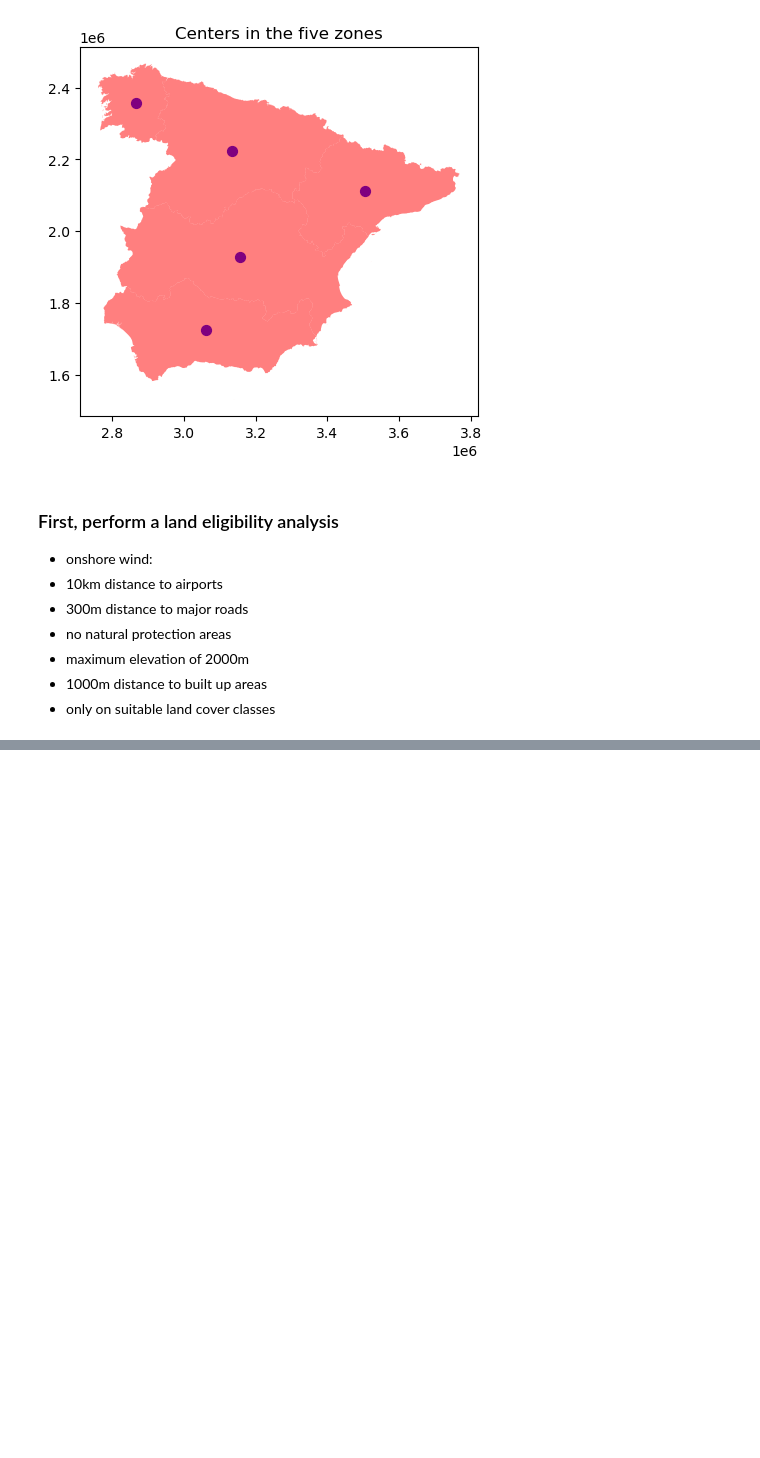
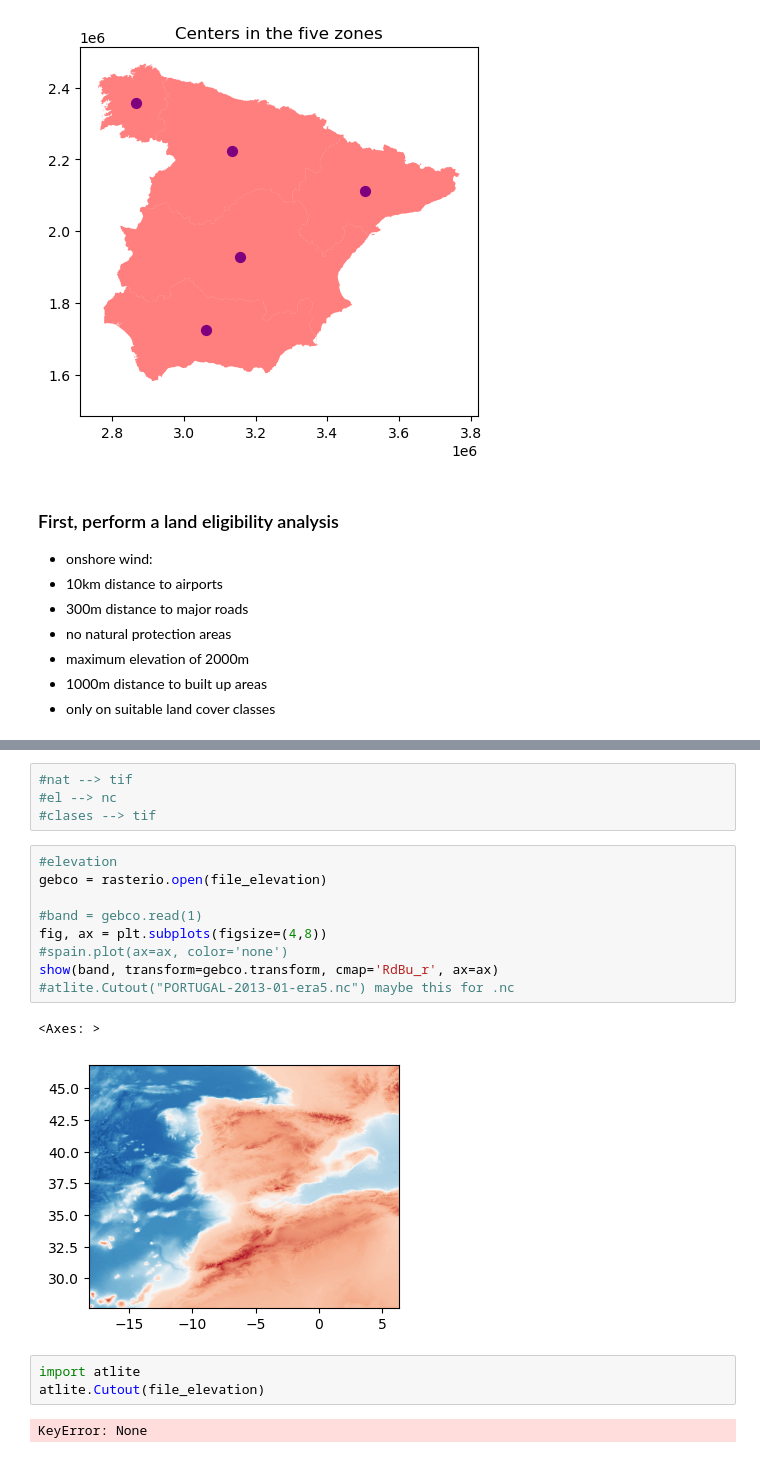
Before and after one commit to LeonieMet/Task4, a Jupyter notebook: Task4.ipynb, the cells around one changed output, grey strips where cells are left out. Drawn from its saved outputs; the diff is of its cells as text; blank space fills up the shorter version.

```diff
--- a/Task4.ipynb
+++ b/Task4.ipynb
@@ -112,0 +135,21 @@ band = clc.read()
+# %%
+#nat --> tif
+#el --> nc
+#clases --> tif
+# %%
+#elevation
+gebco = rasterio.open(file_elevation)
+
+#band = gebco.read(1)
+fig, ax = plt.subplots(figsize=(4,8))
+#spain.plot(ax=ax, color='none')
+show(band, transform=gebco.transform, cmap='RdBu_r', ax=ax)
+#atlite.Cutout("PORTUGAL-2013-01-era5.nc") maybe this for .nc
+# %% [output]
+<Axes: >
+[figure, added]
+# %%
+import atlite
+atlite.Cutout(file_elevation)
+# %% [output]
+KeyError: None
```
Also changed, not shown: parts of 17 cells of this notebook.
